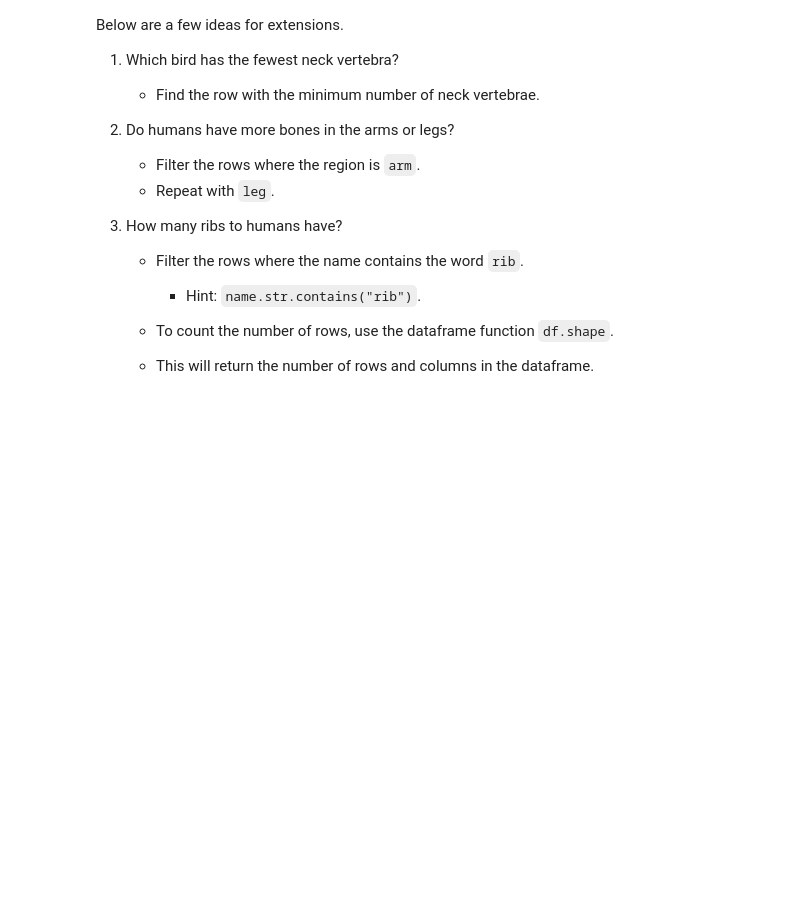
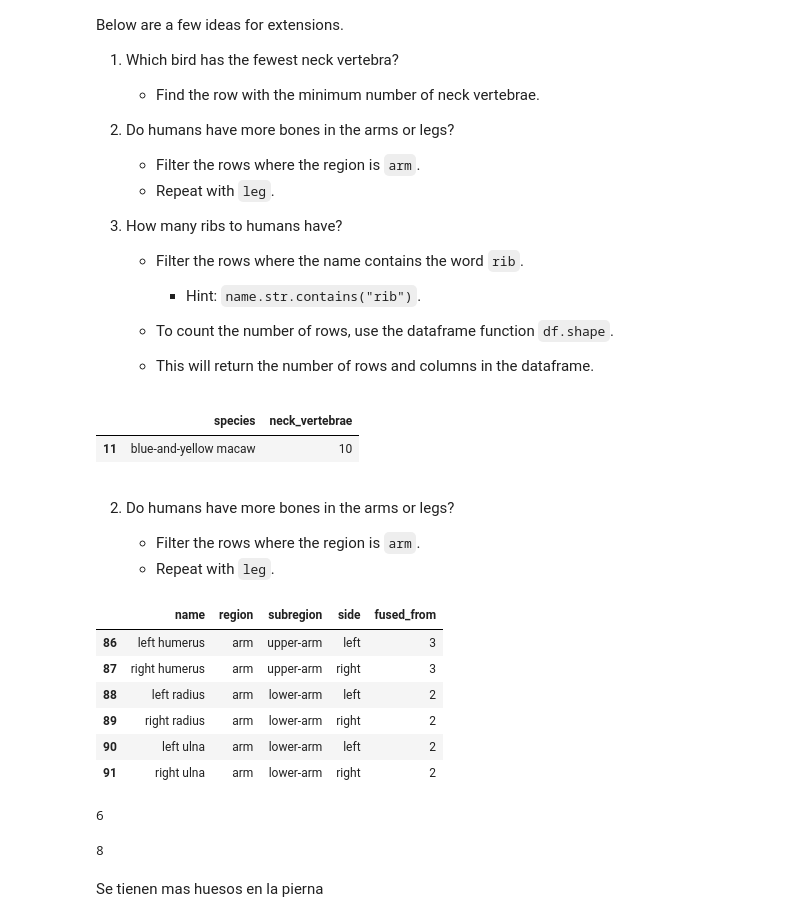
Before and after one commit to brian572xd/mineriaDatos, a Jupyter notebook: skeletal_variation.ipynb, the cells around one changed output. Drawn from its saved outputs; the diff is of its cells as text; code cells hidden in the pictures; blank space fills up the shorter version.

```diff
--- a/skeletal_variation.ipynb
+++ b/skeletal_variation.ipynb
@@ -278,3 +279,33 @@ Below are a few ideas for extensions.
 	- This will return the number of rows and columns in the dataframe.
 # %%
 # YOUR CODE HERE (add new cells as needed)
+# %%
+#1. Which bird has the fewest neck vertebra?
+
+	#- Find the row with the minimum number of neck vertebrae.
+import pandas as pd
+
+birds.query('neck_vertebrae == neck_vertebrae.min()')
+# %% [output]
+|  | species | neck_vertebrae |
+| 11 | blue-and-yellow macaw | 10 |
+# %% [markdown]
+2. Do humans have more bones in the arms or legs?
+
+	- Filter the rows where the region is `arm`.
+	- Repeat with `leg`.
+# %%
+brazo = df.query('region == "arm"')
+brazo
+# %% [output]
+|  | name | region | subregion | side | fused_from |
+| 86 | left humerus | arm | upper-arm | left | 3 |
+| 87 | right humerus | arm | upper-arm | right | 3 |
+| 88 | left radius | arm | lower-arm | left | 2 |
+| 89 | right radius | arm | lower-arm | right | 2 |
+| 90 | left ulna | arm | lower-arm | left | 2 |
+| 91 | right ulna | arm | lower-arm | right | 2 |
+# %%
+brazo.shape[0]
+# %% [output]
+6
@@ -280,0 +314,6 @@ Below are a few ideas for extensions.
+# %%
+pierna.shape[0]
+# %% [output]
+8
+# %% [markdown]
+Se tienen mas huesos en la pierna
```
Also changed, not shown: parts of 7 cells of this notebook.
